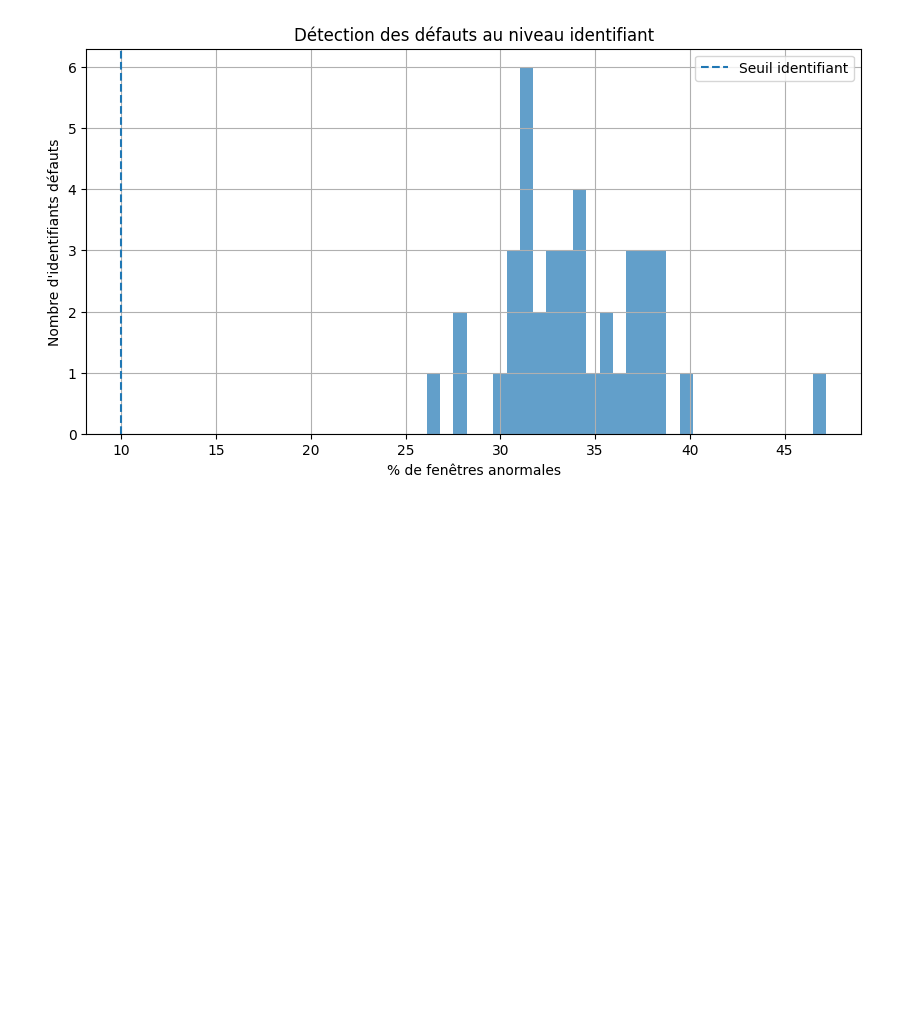
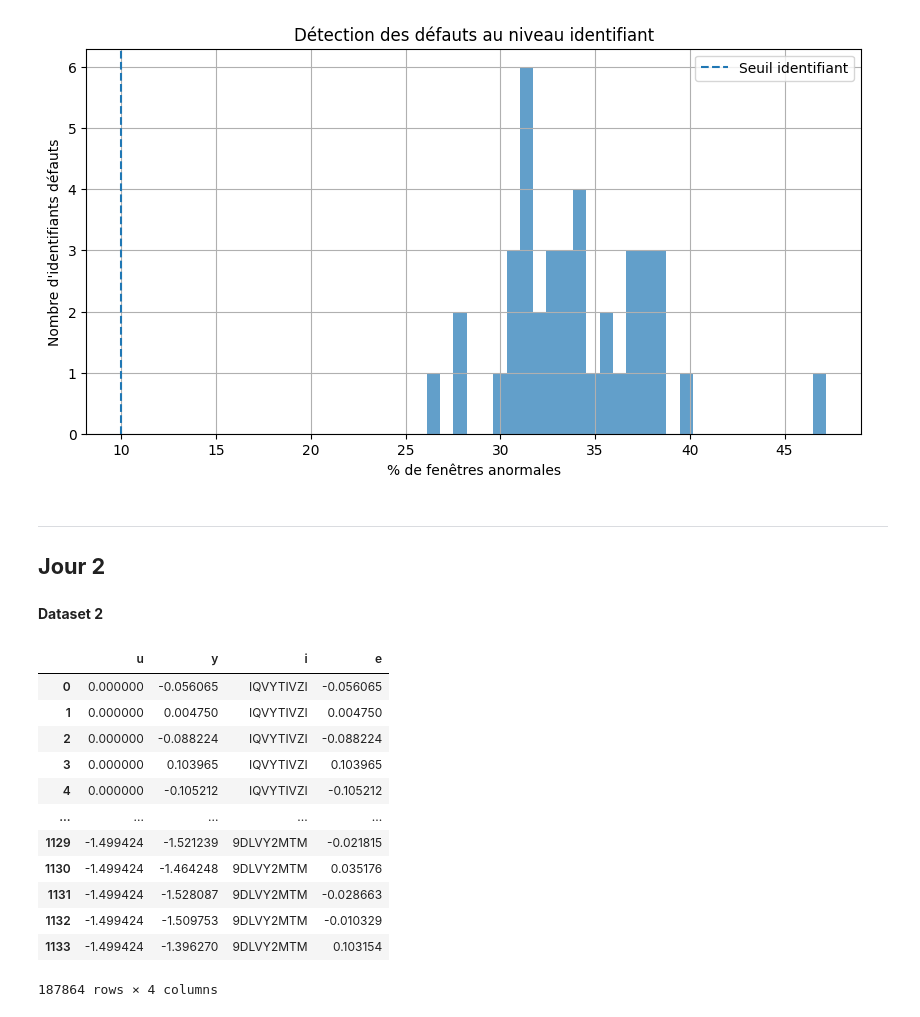
Before and after one commit to louay-git/EI_Stellantis, a Jupyter notebook: dataset0/test.ipynb, the cells around one changed output. Drawn from its saved outputs; the diff is of its cells as text; code cells hidden in the pictures; blank space fills up the shorter version.

Commit message:
adding jour2

```diff
--- a/dataset0/test.ipynb
+++ b/dataset0/test.ipynb
@@ -538,3 +533,9 @@ plt.grid()
 plt.show()
 # %% [output]
 [figure]
+# %% [markdown]
+---
+**Jour 2**
+---
+# %% [markdown]
+**Dataset 2**
@@ -540,0 +545,16 @@ plt.show()
+# %%
+pdfTS2
+# %% [output]
+|  | u | y | i | e |
+| 0 | 0.000000 | -0.056065 | IQVYTIVZI | -0.056065 |
+| 1 | 0.000000 | 0.004750 | IQVYTIVZI | 0.004750 |
+| 2 | 0.000000 | -0.088224 | IQVYTIVZI | -0.088224 |
+| 3 | 0.000000 | 0.103965 | IQVYTIVZI | 0.103965 |
+| 4 | 0.000000 | -0.105212 | IQVYTIVZI | -0.105212 |
+| ... | ... | ... | ... | ... |
+| 1129 | -1.499424 | -1.521239 | 9DLVY2MTM | -0.021815 |
+| 1130 | -1.499424 | -1.464248 | 9DLVY2MTM | 0.035176 |
+| 1131 | -1.499424 | -1.528087 | 9DLVY2MTM | -0.028663 |
+| 1132 | -1.499424 | -1.509753 | 9DLVY2MTM | -0.010329 |
+| 1133 | -1.499424 | -1.396270 | 9DLVY2MTM | 0.103154 |
+187864 rows × 4 columns
```
Also changed, not shown: parts of 36 cells of this notebook.
